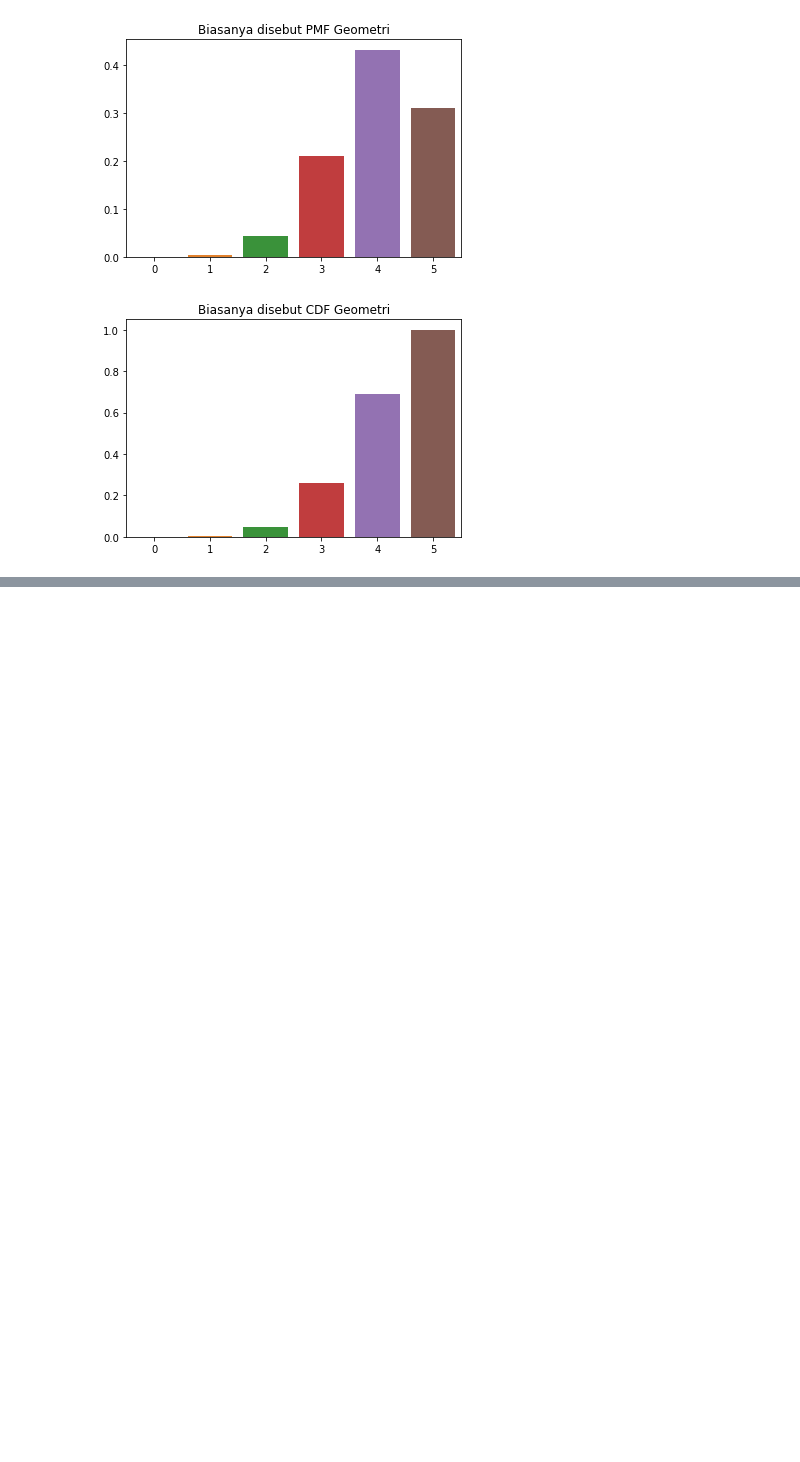
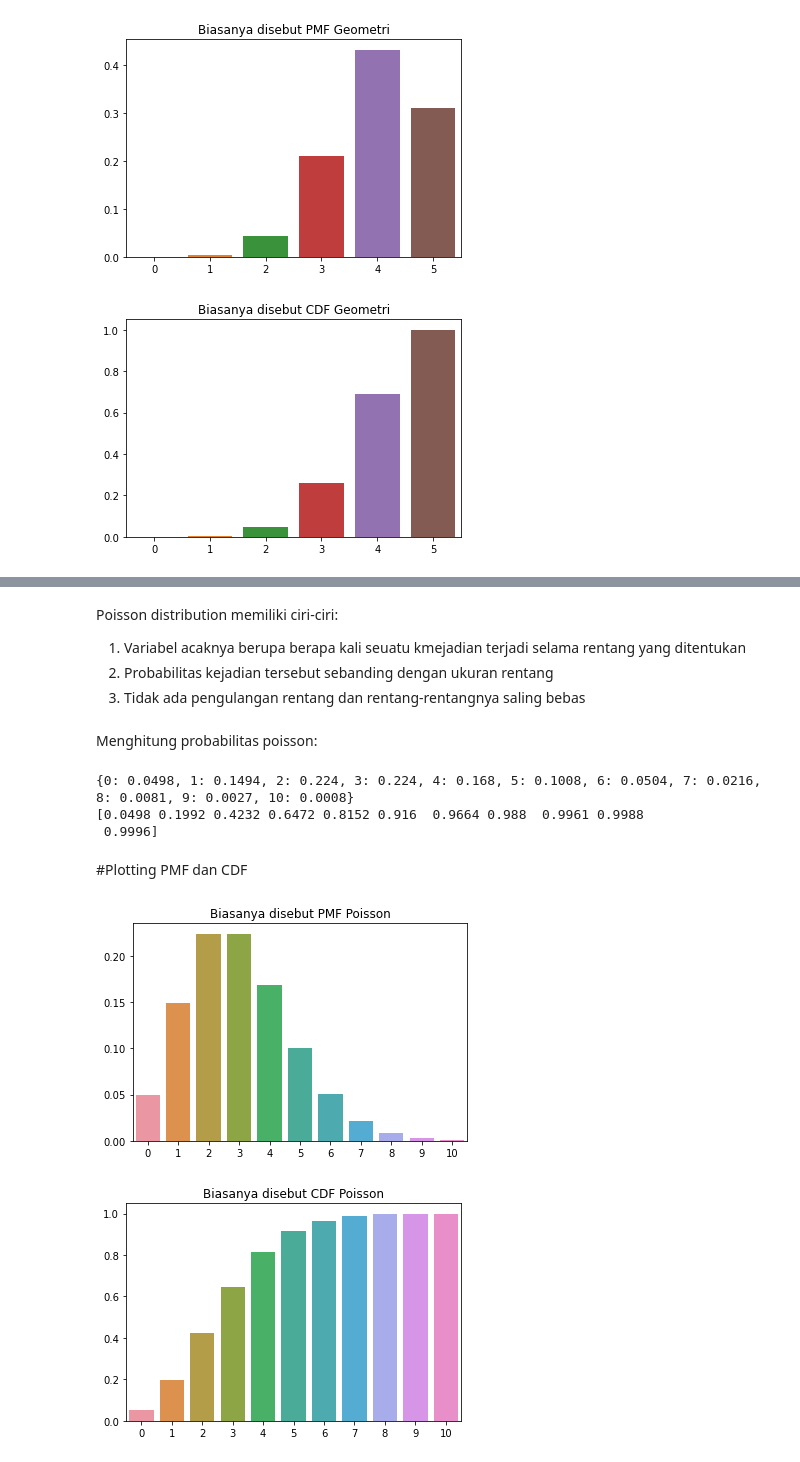
Before and after one commit to hanafication/Statistika, a Jupyter notebook: Buku_1/Jilid_1.ipynb, the cells around one changed output, grey strips where cells are left out. Cells and saved outputs as stored; diff of their text form; code cells hidden in the pictures; blank space fills up the shorter version.

```diff
--- a/Buku_1/Jilid_1.ipynb
+++ b/Buku_1/Jilid_1.ipynb
@@ -237,0 +239,46 @@ plt.show()
+# %% [markdown]
+Poisson distribution memiliki ciri-ciri:
+1. Variabel acaknya berupa berapa kali seuatu kmejadian terjadi selama rentang yang ditentukan
+2. Probabilitas kejadian tersebut sebanding dengan ukuran rentang
+3. Tidak ada pengulangan rentang dan rentang-rentangnya saling bebas
+# %% [markdown]
+Menghitung probabilitas poisson:
+# %%
+def poissonHitung(mu, x):
+    '''
+    Menghitung probabilitas poisson
+    mu = rata-rata kejadian berhasil pada suatu rentang
+    x = jumlah kejadian berhasil
+    '''
+
+    poisson_dict = dict()
+    poisson_value = list()
+    for i in range(0, x + 1):
+        value = ((mu ** i) * np.exp(-mu)) / prob.faktorialFor(i)
+        value = np.round(value, 4)
+        poisson_value.append(value)
+        poisson_dict[i] = poisson_value[i]
+    return poisson_dict
+# %%
+poisson_test = poissonHitung(3, 10)
+poisson_cumsum = np.cumsum(list(poisson_test.values()))
+print(poisson_test)
+print(poisson_cumsum)
+# %% [output]
+{0: 0.0498, 1: 0.1494, 2: 0.224, 3: 0.224, 4: 0.168, 5: 0.1008, 6: 0.0504, 7: 0.0216, 8: 0.0081, 9: 0.0027, 10: 0.0008}
+[0.0498 0.1992 0.4232 0.6472 0.8152 0.916  0.9664 0.988  0.9961 0.9988
+ 0.9996]
+# %% [markdown]
+#Plotting PMF dan CDF
+# %%
+#PMF
+sns.barplot(x = list(poisson_test.keys()), y = list(poisson_test.values()))
+plt.title('Biasanya disebut PMF Poisson')
+plt.show()
+
+sns.barplot(x = list(poisson_test.keys()), y = poisson_cumsum)
+plt.title('Biasanya disebut CDF Poisson')
+plt.show()
+# %% [output]
+[figure, added]
+[figure, added]
```
Also changed, not shown: parts of 13 cells of this notebook.
